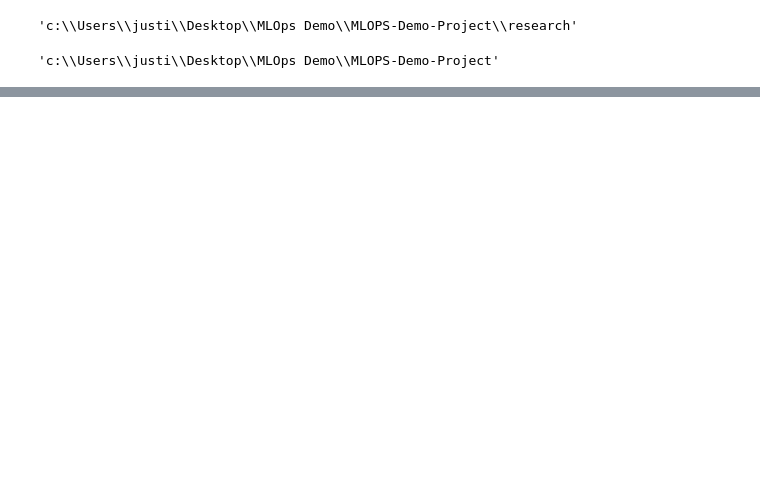
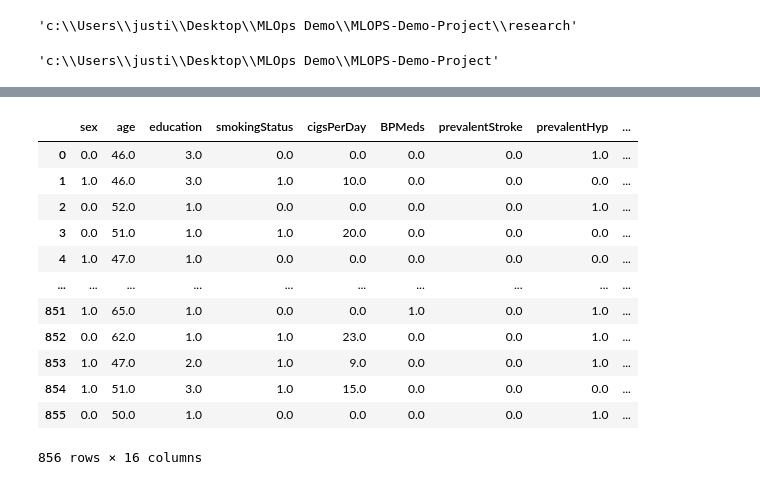
Before and after one commit to JusticeTomlinson/MLOPS-Demo-Project, a Jupyter notebook: research/model_training.ipynb, the cells around one changed output, grey strips where cells are left out. Cells and saved outputs as stored; diff of their text form; code cells hidden in the pictures; blank space fills up the shorter version.

```diff
--- a/research/model_training.ipynb
+++ b/research/model_training.ipynb
@@ -107,3 +123,19 @@ def get_criterion(criterion_str: str):
     if criterion_str == "cross entropy loss":
         criterion = nn.CrossEntropyLoss()
     return criterion
+
+def resample_classes(dataframe):
+    df_majority = dataframe[dataframe["CHDRisk"] == 0]
+    df_minority = dataframe[dataframe["CHDRisk"] == 1]
+
+    minority_count = len(df_minority)
+
+    df_majority_downsampled = df_majority.sample(n=minority_count, random_state=42)  # Ensuring reproducibility
+
+    df_balanced = pd.concat([df_minority, df_majority_downsampled])
+
+    df_balanced = df_balanced.sample(frac=1, random_state=42).reset_index(drop=True)
+
+    #Turn all items within the table to float
+    df_balanced = df_balanced.astype(float)
+    return df_balanced
@@ -253,0 +300,17 @@ train_data
+# %%
+new_frame = resample_classes(train_data)
+new_frame
+# %% [output]
+|  | sex | age | education | smokingStatus | cigsPerDay | BPMeds | prevalentStroke | prevalentHyp | ... |
+| 0 | 0.0 | 46.0 | 3.0 | 0.0 | 0.0 | 0.0 | 0.0 | 1.0 | ... |
+| 1 | 1.0 | 46.0 | 3.0 | 1.0 | 10.0 | 0.0 | 0.0 | 0.0 | ... |
+| 2 | 0.0 | 52.0 | 1.0 | 0.0 | 0.0 | 0.0 | 0.0 | 1.0 | ... |
+| 3 | 0.0 | 51.0 | 1.0 | 1.0 | 20.0 | 0.0 | 0.0 | 0.0 | ... |
+| 4 | 1.0 | 47.0 | 1.0 | 0.0 | 0.0 | 0.0 | 0.0 | 0.0 | ... |
+| ... | ... | ... | ... | ... | ... | ... | ... | ... | ... |
+| 851 | 1.0 | 65.0 | 1.0 | 0.0 | 0.0 | 1.0 | 0.0 | 1.0 | ... |
+| 852 | 0.0 | 62.0 | 1.0 | 1.0 | 23.0 | 0.0 | 0.0 | 1.0 | ... |
+| 853 | 1.0 | 47.0 | 2.0 | 1.0 | 9.0 | 0.0 | 0.0 | 1.0 | ... |
+| 854 | 1.0 | 51.0 | 3.0 | 1.0 | 15.0 | 0.0 | 0.0 | 0.0 | ... |
+| 855 | 0.0 | 50.0 | 1.0 | 0.0 | 0.0 | 0.0 | 0.0 | 1.0 | ... |
+856 rows × 16 columns
```
Also changed, not shown: parts of 7 cells of this notebook, 9 other files.
